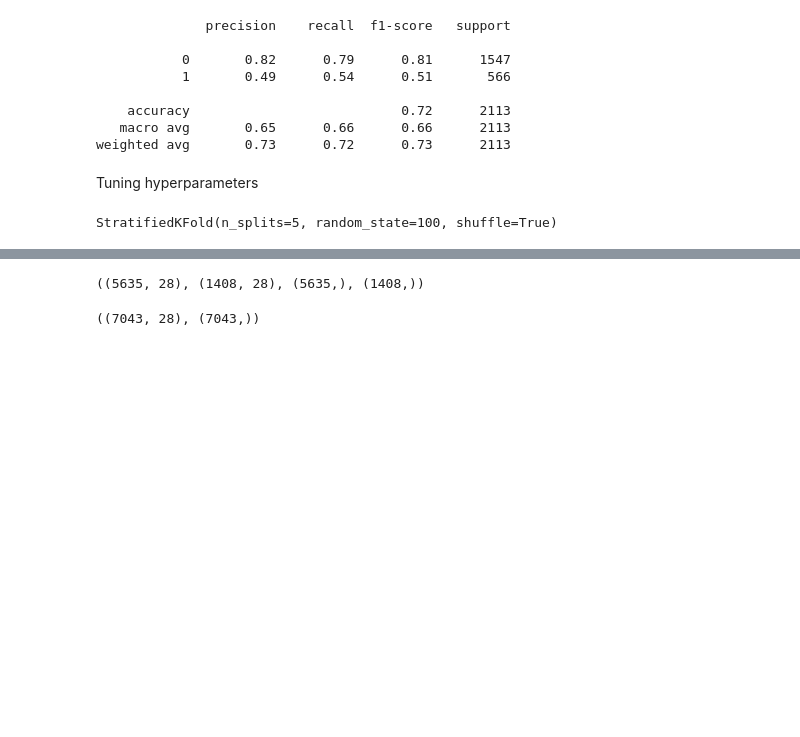
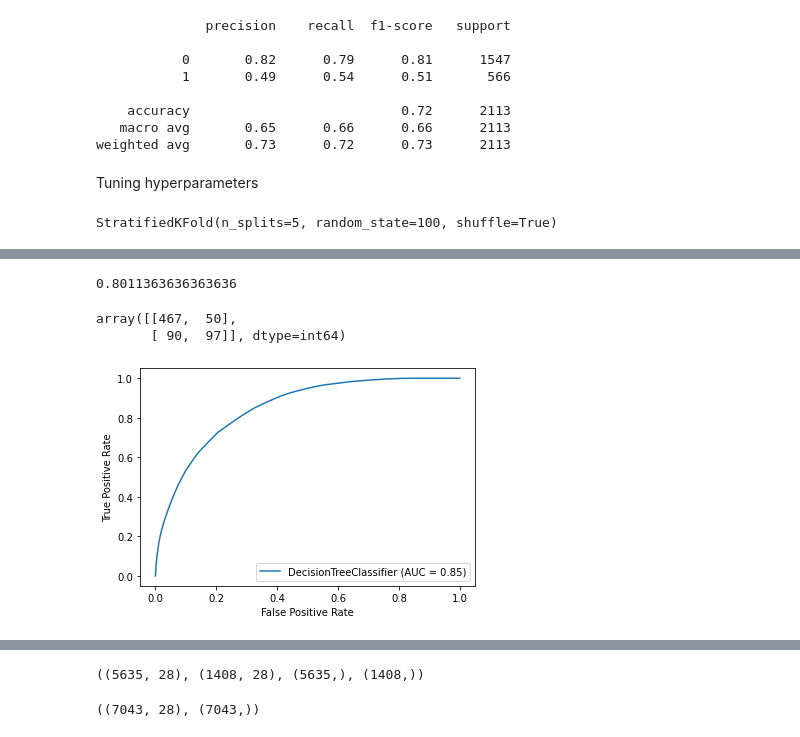
Before and after one commit to chethanbr86/MLDL_projects, a Jupyter notebook: Telecom_Churn/telecom_churn.ipynb, the cells around one changed output, grey strips where cells are left out. Saved outputs shown, nothing was run; the diff lists cells and outputs as text; code cells hidden in the pictures; blank space fills up the shorter version.

```diff
--- a/Telecom_Churn/telecom_churn.ipynb
+++ b/Telecom_Churn/telecom_churn.ipynb
@@ -1212,0 +1206,35 @@ for train_index, test_index in skf.split(X, y):
+# %%
+#Method:1
+skf_inner = RepeatedStratifiedKFold(n_splits=3, random_state=100)
+dtc = DecisionTreeClassifier(random_state=100)
+params = {
+    'max_depth': [2, 3, 5, 10, 20],
+    'min_samples_leaf': [5, 10, 20, 50, 100],
+    'criterion': ["gini", "entropy"]
+}
+#ftwo_scorer = make_scorer(fbeta_score, beta=2)
+
+rcv = RandomizedSearchCV(estimator=dtc, param_distributions=params, cv=skf_inner, n_jobs=-1, verbose=1, scoring='accuracy', refit=True) #skf.split(X_train, y_train)
+skf_outer = RepeatedStratifiedKFold(n_splits=10, random_state=100)
+scores = cross_val_score(rcv, X, y, scoring='accuracy', cv=skf_outer, n_jobs=-1)
+#rcv.fit(X_train, y_train)
+print('Accuracy: %.3f (%.3f)' % (mean(scores), std(scores)))
+# %%
+#Method 2:
+skf_outer = RepeatedStratifiedKFold(n_splits=10, random_state=100)
+outer_results = list()
+
+for train_index, test_index in skf_outer.split(X, y):
+    X_train, X_test = X.iloc[train_index], X.iloc[test_index]
+    y_train, y_test = y.iloc[train_index], y.iloc[test_index]
+    skf_inner = RepeatedStratifiedKFold(n_splits=3, random_state=100)
+    dtc = DecisionTreeClassifier(random_state=100)
+    params = {'max_depth': [2, 3, 5, 10, 20], 'min_samples_leaf': [5, 10, 20, 50, 100], 'criterion': ["gini", "entropy"]}
+    rcv = RandomizedSearchCV(estimator=dtc, param_distributions=params, cv=skf_inner, n_jobs=-1, verbose=1, scoring='accuracy', refit=True)
+    result = rcv.fit(X_train, y_train)
+    best_model = result.best_estimator_
+    y_test_pred = best_model.predict(X_test)
+    acc = accuracy_score(y_test, y_test_pred)
+    outer_results.append(acc)
+    print('>acc=%.3f, est=%.3f, cfg=%s' % (acc, result.best_score_, result.best_params_))
+print('Accuracy: %.3f (%.3f)' % (mean(outer_results), std(outer_results)))
@@ -1212,0 +1259,16 @@ for train_index, test_index in skf.split(X, y):
+# %%
+accuracy_score(y_test, y_test_pred)
+# %% [output]
+0.8011363636363636
+# %%
+best_model = result.best_estimator_
+# %%
+confusion_matrix(y_test, y_test_pred)
+# %% [output]
+array([[467,  50],
+       [ 90,  97]], dtype=int64)
+# %%
+plot_roc_curve(best_model, X_train, y_train, drop_intermediate=False)
+plt.show()
+# %% [output]
+[figure, added]
```
Also changed, not shown: parts of 10 cells of this notebook.
